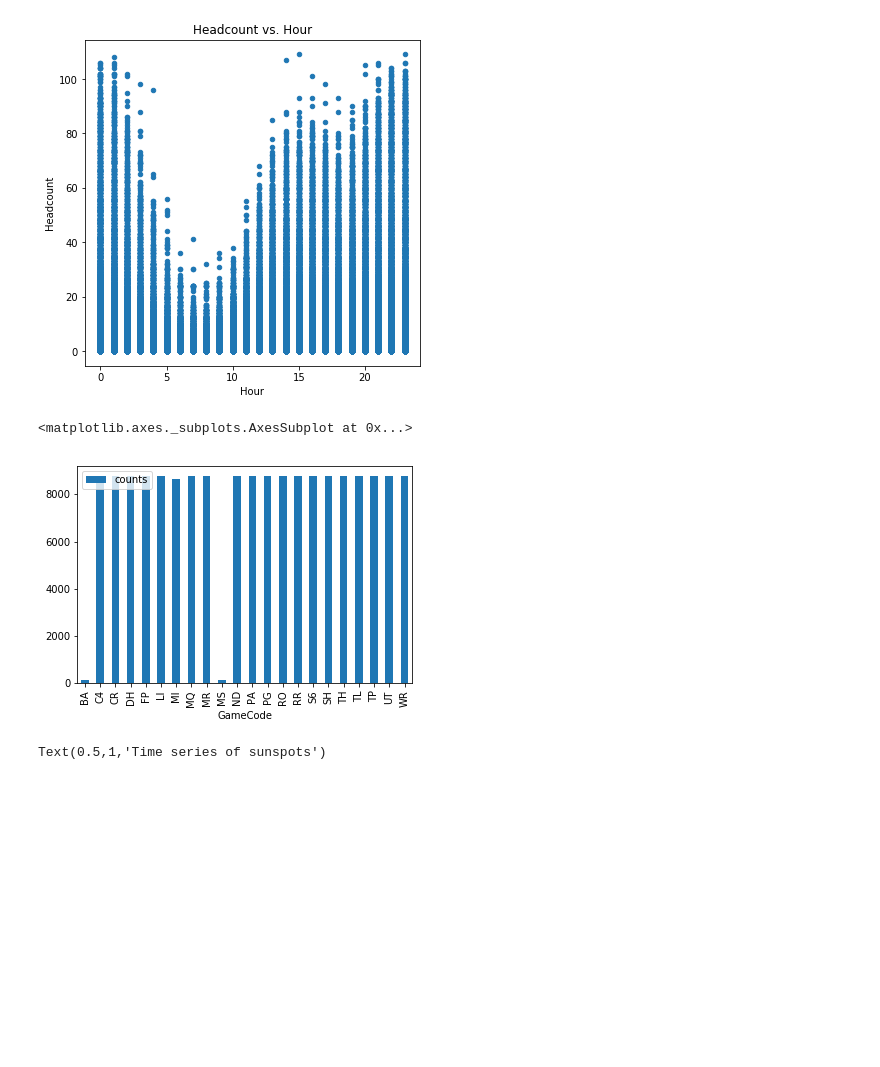
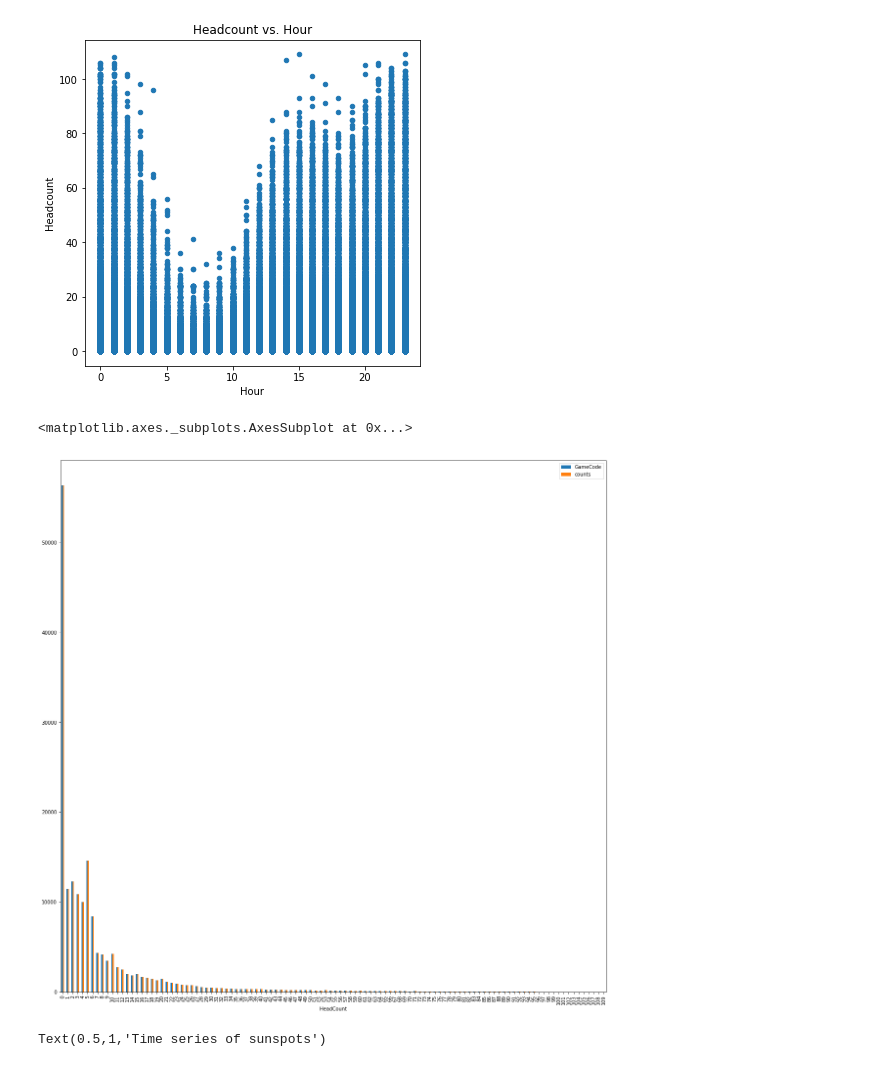
Before and after one commit to ryanarbow/uw_data_science, a Jupyter notebook: DS_methods_and_tools_2/RyanArbow-M01-Vizualization.ipynb, the cells around one changed output. Cells and saved outputs as stored; diff of their text form; code cells hidden in the pictures; blank space fills up the shorter version.

```diff
--- a/DS_methods_and_tools_2/RyanArbow-M01-Vizualization.ipynb
+++ b/DS_methods_and_tools_2/RyanArbow-M01-Vizualization.ipynb
@@ -107,10 +107,11 @@ ax.set_ylabel('Headcount')
 Text(0,0.5,'Headcount')
 [figure]
 # %%
-casino.loc[:, ['GameCode', 'counts']].groupby(['GameCode']).agg('count').plot.bar()
+ax = plt.figure(figsize=(20, 20)).gca() # define axis
+casino.loc[:, ['GameCode', 'counts', 'HeadCount']].groupby(['HeadCount']).agg('count').plot.bar(ax = ax)
 # %% [output]
 <matplotlib.axes._subplots.AxesSubplot at 0x...>
-[figure, old version]
+[figure, new version]
 # %%
 ax = plt.figure(figsize=(5, 5)).gca() # define axis
 casino.plot.hexbin(x = 'DayOfWeek', y = 'HeadCount', ax = ax)
```
Also changed, not shown: parts of 2 cells of this notebook.
